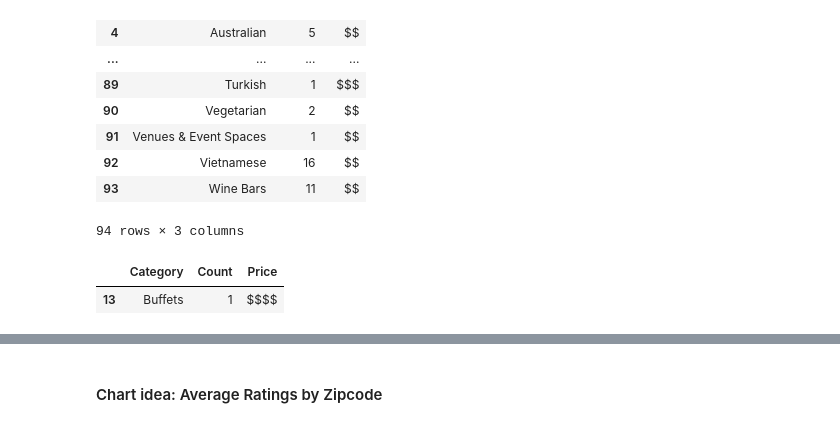
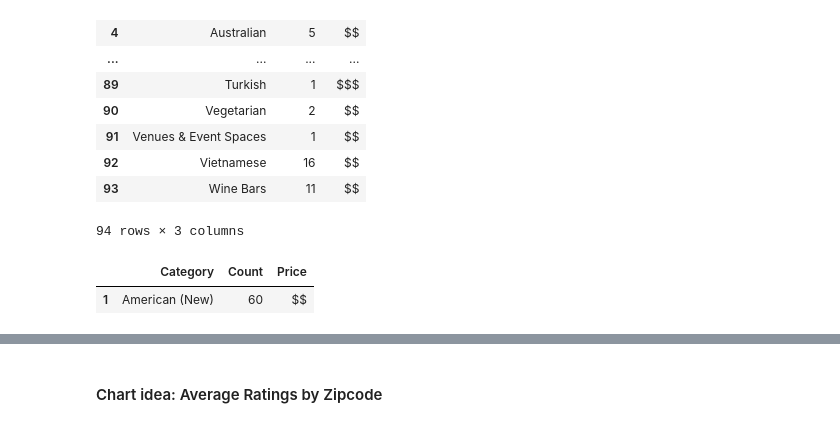
Before and after one commit to irsa-ashraf/CAPP30239_FA22, a Jupyter notebook: Final_Project/eda.ipynb, the cells around one changed output, grey strips where cells are left out. Cells and saved outputs as stored; diff of their text form; code cells hidden in the pictures.

```diff
--- a/Final_Project/eda.ipynb
+++ b/Final_Project/eda.ipynb
@@ -133,7 +115,9 @@ bubble_df
 | 93 | Wine Bars | 11 | $$ |
 94 rows × 3 columns
 # %%
-bubble_df[bubble_df['Category'] == 'Buffets']
+bubble_df[bubble_df['Category'] == 'American (New)']
+
+# len(bubble_df['Category'].unique())
 # %% [output]
 |  | Category | Count | Price |
-| 13 | Buffets | 1 | $$$$ |
+| 1 | American (New) | 60 | $$ |
```
Also changed, not shown: parts of 5 cells of this notebook, 32 other files.
